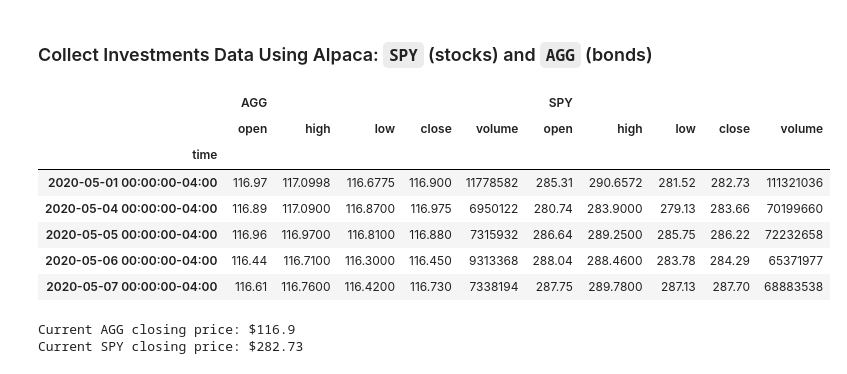
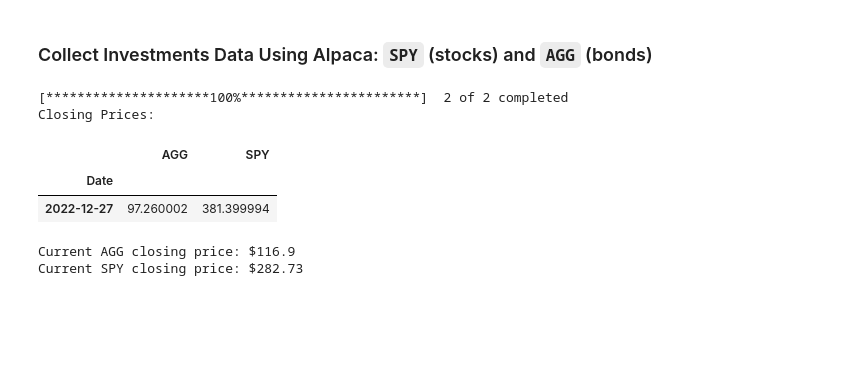
Before and after one commit to juil/fintech-uoftbootcamp, a Jupyter notebook: assignments/unit05-assignment/financial-planner.ipynb, the cells around one changed output. Drawn from its saved outputs; the diff is of its cells as text; code cells hidden in the pictures; blank space fills up the shorter version.

Commit message:
Pull stock data from yfinance

```diff
--- a/assignments/unit05-assignment/financial-planner.ipynb
+++ b/assignments/unit05-assignment/financial-planner.ipynb
@@ -63,35 +60,36 @@ my_spy = 50
 # %%
 # Format current date as ISO format
-# YOUR CODE HERE!
+today = dt.date.today()
 
 # Set the tickers
 tickers = ["AGG", "SPY"]
 
 # Set timeframe to "1Day" for Alpaca API
-timeframe = "1Day"
+timeframe = 1
+end_date = today
+start_date = today - dt.timedelta(days=timeframe)
 
 # Get current closing prices for SPY and AGG
-# YOUR CODE HERE!
+df_tickers = yfinance.download(tickers, start=start_date, end=end_date)
+print('Closing Prices:')
+df_tickers['Close']
 
 # Reorganize the DataFrame
 # Separate ticker data
 # YOUR CODE HERE!
 
 
 # Concatenate the ticker DataFrames
 # YOUR CODE HERE!
 
 # Preview DataFrame
 # YOUR CODE HERE!
 # %% [output]
+[*********************100%***********************]  2 of 2 completed
+Closing Prices:
-|  | AGG |  |  |  |  | SPY |  |  |  |  |
-|  | open | high | low | close | volume | open | high | low | close | volume |
-| time |  |  |  |  |  |  |  |  |  |  |
-| 2020-05-01 00:00:00-04:00 | 116.97 | 117.0998 | 116.6775 | 116.900 | 11778582 | 285.31 | 290.6572 | 281.52 | 282.73 | 111321036 |
-| 2020-05-04 00:00:00-04:00 | 116.89 | 117.0900 | 116.8700 | 116.975 | 6950122 | 280.74 | 283.9000 | 279.13 | 283.66 | 70199660 |
-| 2020-05-05 00:00:00-04:00 | 116.96 | 116.9700 | 116.8100 | 116.880 | 7315932 | 286.64 | 289.2500 | 285.75 | 286.22 | 72232658 |
-| 2020-05-06 00:00:00-04:00 | 116.44 | 116.7100 | 116.3000 | 116.450 | 9313368 | 288.04 | 288.4600 | 283.78 | 284.29 | 65371977 |
-| 2020-05-07 00:00:00-04:00 | 116.61 | 116.7600 | 116.4200 | 116.730 | 7338194 | 287.75 | 289.7800 | 287.13 | 287.70 | 68883538 |
+|  | AGG | SPY |
+| Date |  |  |
+| 2022-12-27 | 97.260002 | 381.399994 |
 # %%
 # Pick AGG and SPY close prices
 # YOUR CODE HERE!
```
Also changed, not shown: parts of 3 cells of this notebook.
